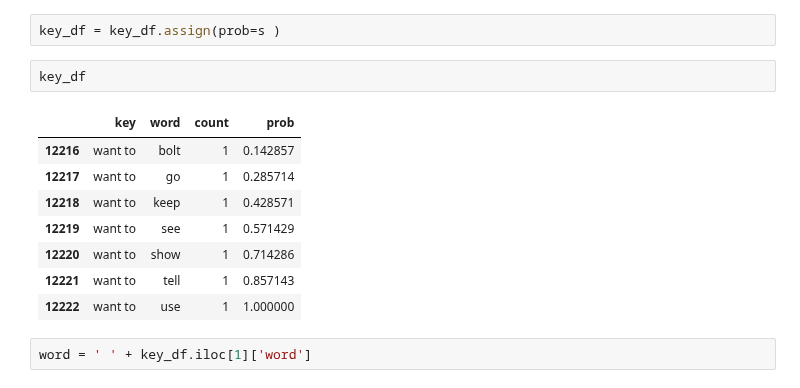
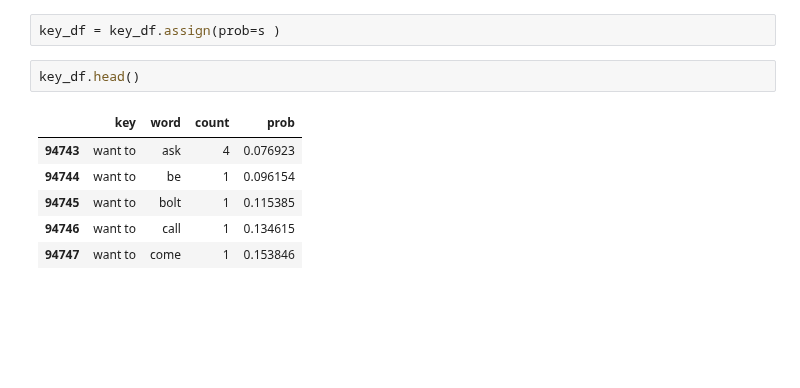
Before and after one commit to dwbzen/pymusic, a Jupyter notebook: text_processing.ipynb, the cells around one changed output. Drawn from its saved outputs; the diff is of its cells as text; blank space fills up the shorter version.

```diff
--- a/text_processing.ipynb
+++ b/text_processing.ipynb
@@ -687,15 +689,11 @@ s = (key_df['count']/key_df['count'].sum()).cumsum()
 # %%
 key_df = key_df.assign(prob=s )
 # %%
-key_df
+key_df.head()
 # %% [output]
 |  | key | word | count | prob |
-| 12216 | want to | bolt | 1 | 0.142857 |
-| 12217 | want to | go | 1 | 0.285714 |
-| 12218 | want to | keep | 1 | 0.428571 |
-| 12219 | want to | see | 1 | 0.571429 |
-| 12220 | want to | show | 1 | 0.714286 |
-| 12221 | want to | tell | 1 | 0.857143 |
-| 12222 | want to | use | 1 | 1.000000 |
+| 94743 | want to | ask | 4 | 0.076923 |
+| 94744 | want to | be | 1 | 0.096154 |
+| 94745 | want to | bolt | 1 | 0.115385 |
+| 94746 | want to | call | 1 | 0.134615 |
+| 94747 | want to | come | 1 | 0.153846 |
-# %%
-word = ' ' + key_df.iloc[1]['word']
```
Also changed, not shown: parts of 2 cells of this notebook, 12 other files.
